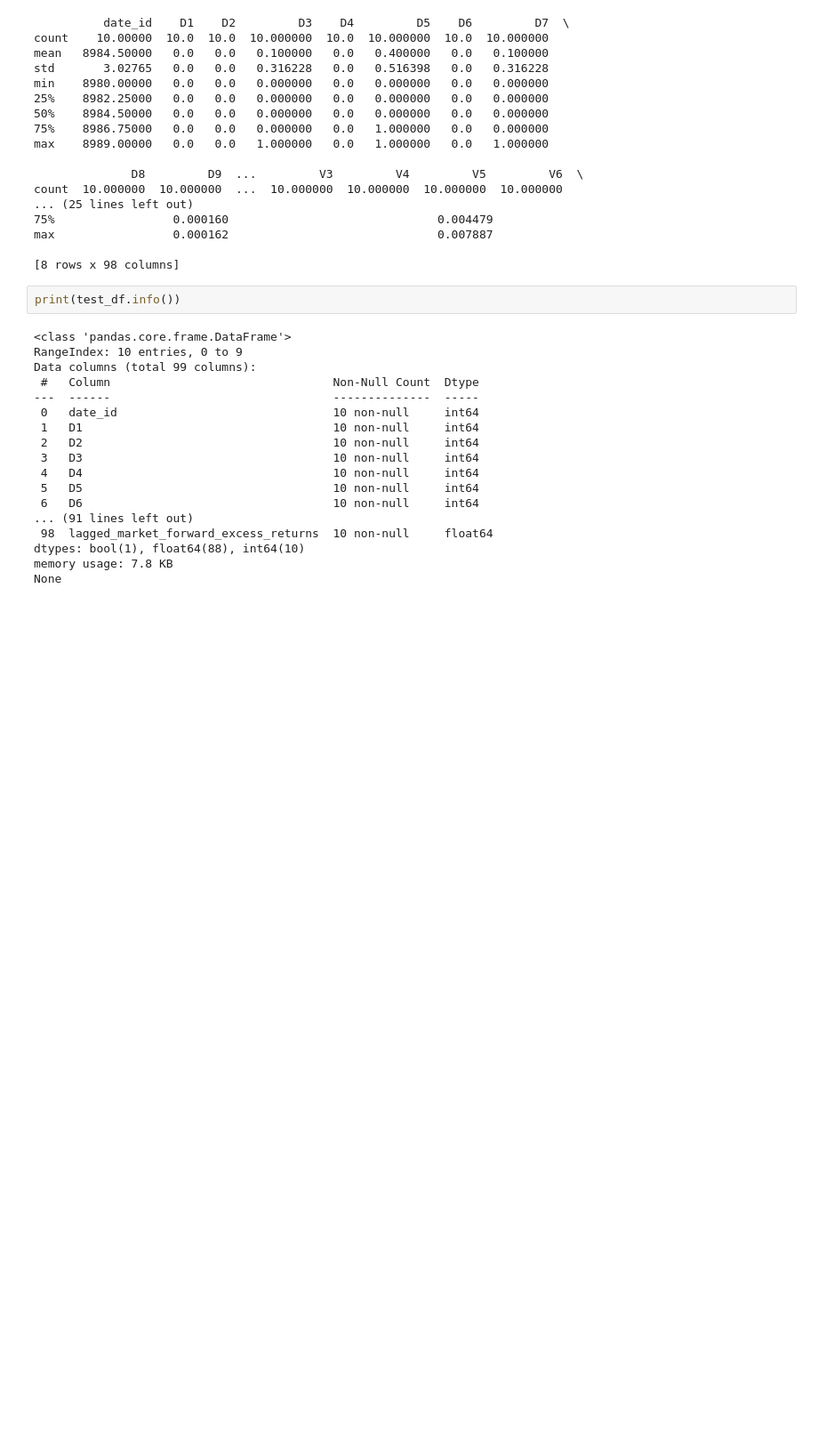
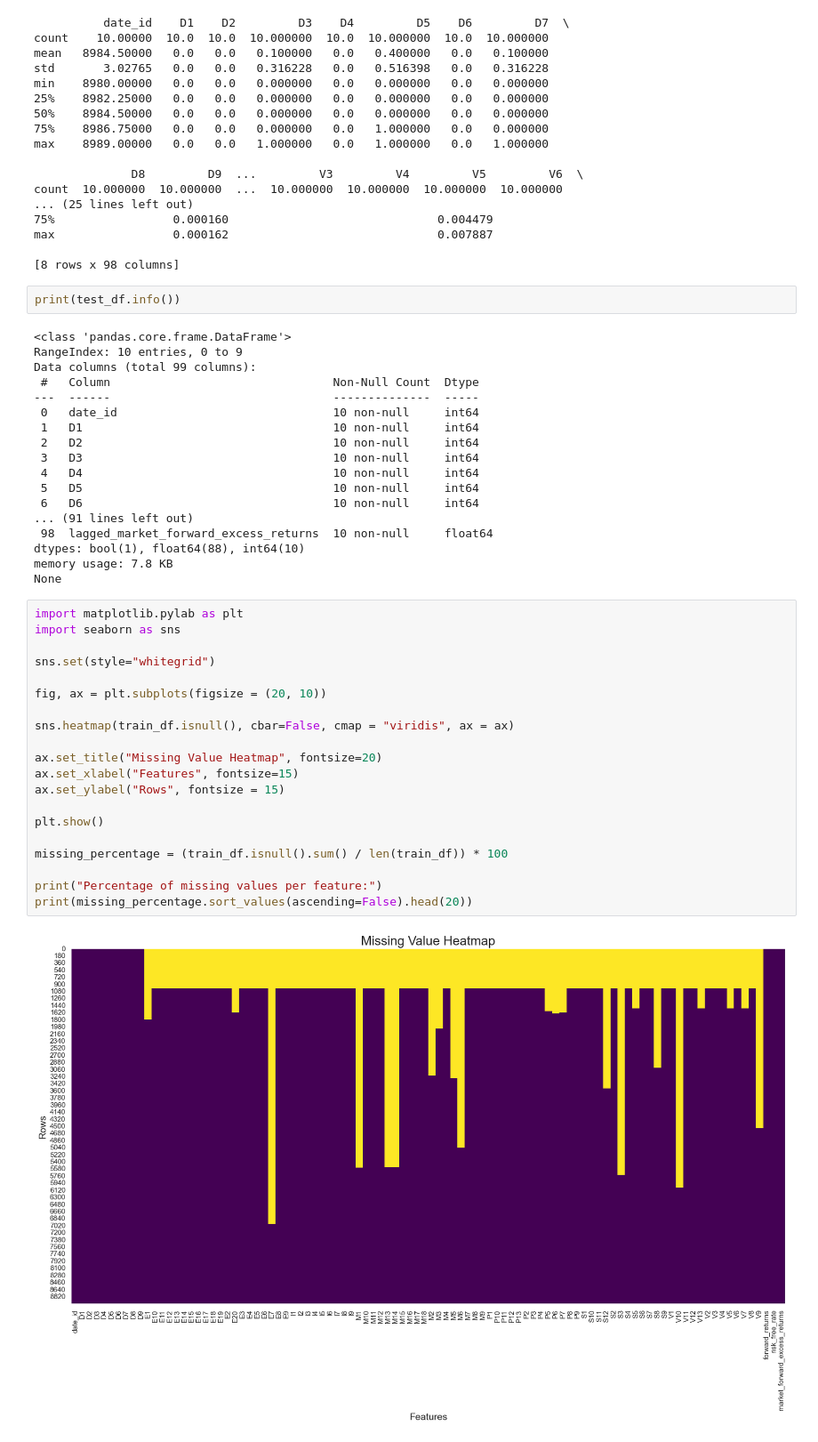
Before and after one commit to ml-dp/hull-tactical-market-prediction, a Jupyter notebook: explore.ipynb, the cells around one changed output. Shown at 89% size. Drawn from its saved outputs; the diff is of its cells as text; blank space fills up the shorter version.

Commit message:
missing values

```diff
--- a/explore.ipynb
+++ b/explore.ipynb
@@ -122,3 +122,25 @@ Data columns (total 99 columns):
 dtypes: bool(1), float64(88), int64(10)
 memory usage: 7.8 KB
 None
+# %%
+import matplotlib.pylab as plt
+import seaborn as sns
+
+sns.set(style="whitegrid")
+
+fig, ax = plt.subplots(figsize = (20, 10))
+
+sns.heatmap(train_df.isnull(), cbar=False, cmap = "viridis", ax = ax)
+
+ax.set_title("Missing Value Heatmap", fontsize=20)
+ax.set_xlabel("Features", fontsize=15)
+ax.set_ylabel("Rows", fontsize = 15)
+
+plt.show()
+
+missing_percentage = (train_df.isnull().sum() / len(train_df)) * 100
+
+print("Percentage of missing values per feature:")
+print(missing_percentage.sort_values(ascending=False).head(20))
+# %% [output]
+[figure, added]
```
Also changed, not shown: parts of 1 cell of this notebook.
